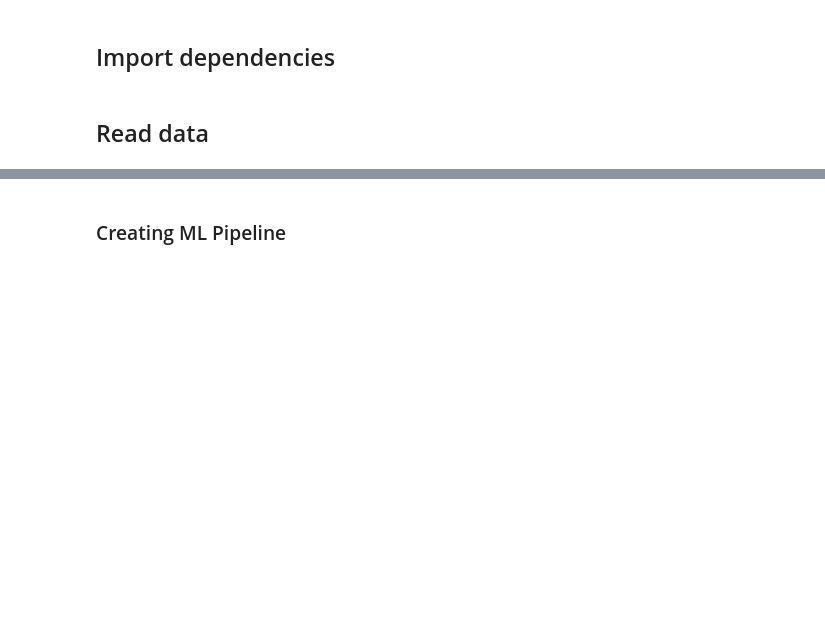
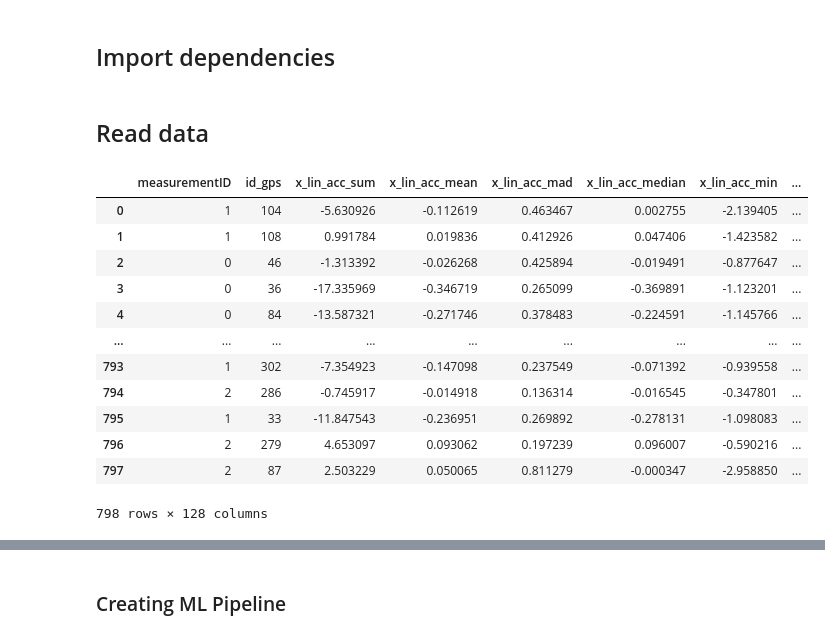
Before and after one commit to meszdav/road-surface-quality, a Jupyter notebook: notebooks/rsq-ml-local.ipynb, the cells around one changed output, grey strips where cells are left out. Drawn from its saved outputs; the diff is of its cells as text; code cells hidden in the pictures; blank space fills up the shorter version.

```diff
--- a/notebooks/rsq-ml-local.ipynb
+++ b/notebooks/rsq-ml-local.ipynb
@@ -27,0 +28,16 @@ y_test = pd.read_csv("../data/train_test_val/y_test.csv", index_col=0)
+# %%
+X_train
+# %% [output]
+|  | measurementID | id_gps | x_lin_acc_sum | x_lin_acc_mean | x_lin_acc_mad | x_lin_acc_median | x_lin_acc_min | ... |
+| 0 | 1 | 104 | -5.630926 | -0.112619 | 0.463467 | 0.002755 | -2.139405 | ... |
+| 1 | 1 | 108 | 0.991784 | 0.019836 | 0.412926 | 0.047406 | -1.423582 | ... |
+| 2 | 0 | 46 | -1.313392 | -0.026268 | 0.425894 | -0.019491 | -0.877647 | ... |
+| 3 | 0 | 36 | -17.335969 | -0.346719 | 0.265099 | -0.369891 | -1.123201 | ... |
+| 4 | 0 | 84 | -13.587321 | -0.271746 | 0.378483 | -0.224591 | -1.145766 | ... |
+| ... | ... | ... | ... | ... | ... | ... | ... | ... |
+| 793 | 1 | 302 | -7.354923 | -0.147098 | 0.237549 | -0.071392 | -0.939558 | ... |
+| 794 | 2 | 286 | -0.745917 | -0.014918 | 0.136314 | -0.016545 | -0.347801 | ... |
+| 795 | 1 | 33 | -11.847543 | -0.236951 | 0.269892 | -0.278131 | -1.098083 | ... |
+| 796 | 2 | 279 | 4.653097 | 0.093062 | 0.197239 | 0.096007 | -0.590216 | ... |
+| 797 | 2 | 87 | 2.503229 | 0.050065 | 0.811279 | -0.000347 | -2.958850 | ... |
+798 rows × 128 columns
```
Also changed, not shown: parts of 30 cells of this notebook, 19 other files.
